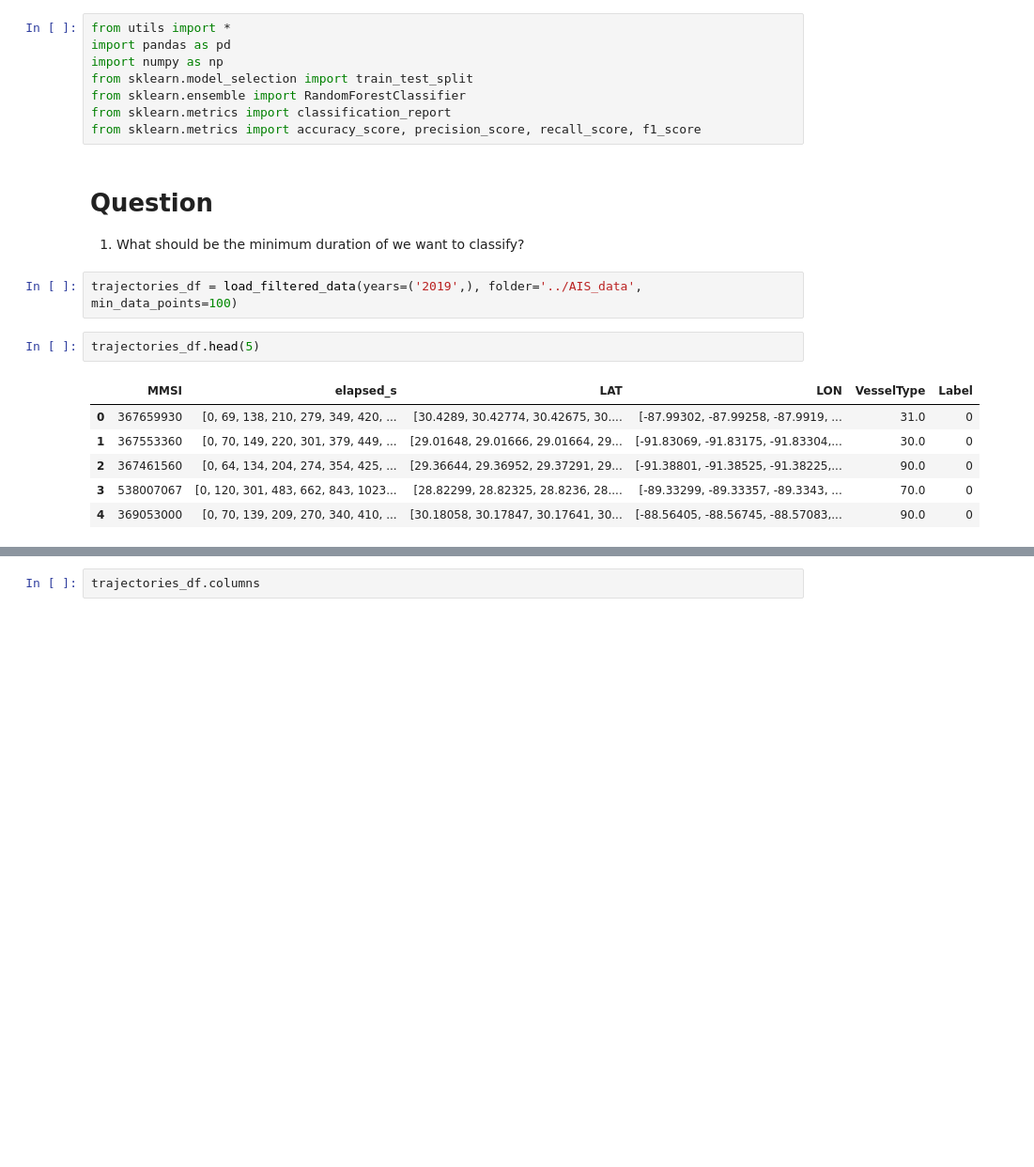
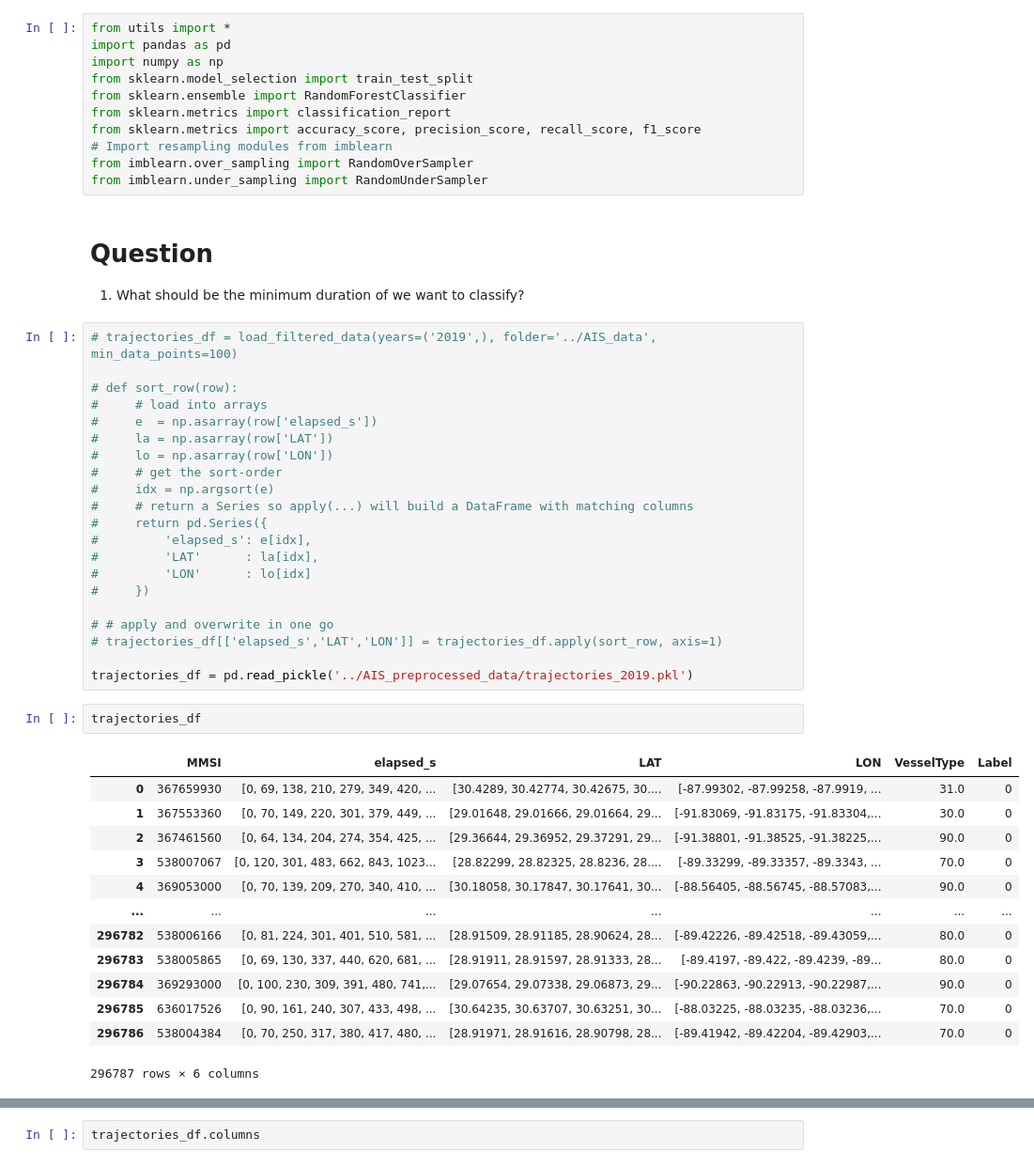
Before and after one commit to ankurnath/RecFishing, a Jupyter notebook: data_exploration.ipynb, the cells around one changed output, grey strips where cells are left out. Shown at 94% size. Drawn from its saved outputs; the diff is of its cells as text; blank space fills up the shorter version.

```diff
--- a/data_exploration.ipynb
+++ b/data_exploration.ipynb
@@ -6,18 +6,47 @@ from sklearn.model_selection import train_test_split
 from sklearn.ensemble import RandomForestClassifier
 from sklearn.metrics import classification_report
 from sklearn.metrics import accuracy_score, precision_score, recall_score, f1_score
+# Import resampling modules from imblearn
+from imblearn.over_sampling import RandomOverSampler
+from imblearn.under_sampling import RandomUnderSampler
 # %% [markdown]
 # Question
 
 1. What should be the minimum duration of we want to classify?
-# %%
-trajectories_df = load_filtered_data(years=('2019',), folder='../AIS_data', min_data_points=100)
+# %%
+# trajectories_df = load_filtered_data(years=('2019',), folder='../AIS_data', min_data_points=100)
+
+# def sort_row(row):
+#     # load into arrays
+#     e  = np.asarray(row['elapsed_s'])
+#     la = np.asarray(row['LAT'])
+#     lo = np.asarray(row['LON'])
+#     # get the sort‐order
+#     idx = np.argsort(e)
+#     # return a Series so apply(...) will build a DataFrame with matching columns
+#     return pd.Series({
+#         'elapsed_s': e[idx],
+#         'LAT'      : la[idx],
+#         'LON'      : lo[idx]
+#     })
+
+# # apply and overwrite in one go
+# trajectories_df[['elapsed_s','LAT','LON']] = trajectories_df.apply(sort_row, axis=1)
+
+trajectories_df = pd.read_pickle('../AIS_preprocessed_data/trajectories_2019.pkl')
 # %%
-trajectories_df.head(5)
+trajectories_df
 # %% [output]
 |  | MMSI | elapsed_s | LAT | LON | VesselType | Label |
 | 0 | 367659930 | [0, 69, 138, 210, 279, 349, 420, ... | [30.4289, 30.42774, 30.42675, 30.... | [-87.99302, -87.99258, -87.9919, ... | 31.0 | 0 |
 | 1 | 367553360 | [0, 70, 149, 220, 301, 379, 449, ... | [29.01648, 29.01666, 29.01664, 29... | [-91.83069, -91.83175, -91.83304,... | 30.0 | 0 |
 | 2 | 367461560 | [0, 64, 134, 204, 274, 354, 425, ... | [29.36644, 29.36952, 29.37291, 29... | [-91.38801, -91.38525, -91.38225,... | 90.0 | 0 |
 | 3 | 538007067 | [0, 120, 301, 483, 662, 843, 1023... | [28.82299, 28.82325, 28.8236, 28.... | [-89.33299, -89.33357, -89.3343, ... | 70.0 | 0 |
 | 4 | 369053000 | [0, 70, 139, 209, 270, 340, 410, ... | [30.18058, 30.17847, 30.17641, 30... | [-88.56405, -88.56745, -88.57083,... | 90.0 | 0 |
+| ... | ... | ... | ... | ... | ... | ... |
+| 296782 | 538006166 | [0, 81, 224, 301, 401, 510, 581, ... | [28.91509, 28.91185, 28.90624, 28... | [-89.42226, -89.42518, -89.43059,... | 80.0 | 0 |
+| 296783 | 538005865 | [0, 69, 130, 337, 440, 620, 681, ... | [28.91911, 28.91597, 28.91333, 28... | [-89.4197, -89.422, -89.4239, -89... | 80.0 | 0 |
+| 296784 | 369293000 | [0, 100, 230, 309, 391, 480, 741,... | [29.07654, 29.07338, 29.06873, 29... | [-90.22863, -90.22913, -90.22987,... | 90.0 | 0 |
+| 296785 | 636017526 | [0, 90, 161, 240, 307, 433, 498, ... | [30.64235, 30.63707, 30.63251, 30... | [-88.03225, -88.03235, -88.03236,... | 70.0 | 0 |
+| 296786 | 538004384 | [0, 70, 250, 317, 380, 417, 480, ... | [28.91971, 28.91616, 28.90798, 28... | [-89.41942, -89.42204, -89.42903,... | 70.0 | 0 |
+296787 rows × 6 columns
```
Also changed, not shown: parts of 83 cells of this notebook, 7 other files.
